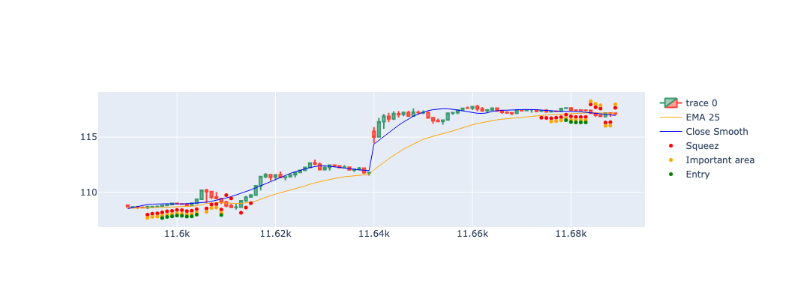
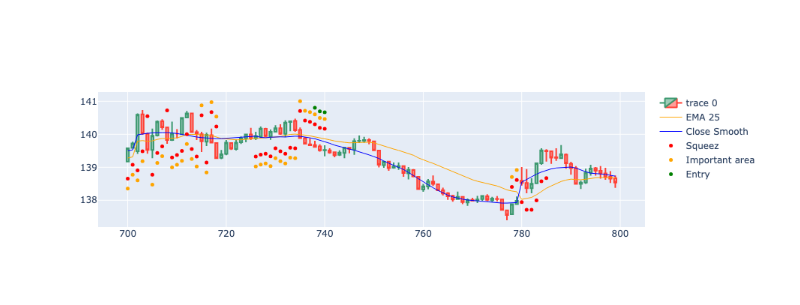
Before and after one commit to gastoncs/jupyter-docker, a Jupyter notebook: app/src/backtesting/squeez/squeez_pattern_v3.ipynb, the cells around one changed output. Drawn from its saved outputs; the diff is of its cells as text; code cells hidden in the pictures.

```diff
--- a/app/src/backtesting/squeez/squeez_pattern_v3.ipynb
+++ b/app/src/backtesting/squeez/squeez_pattern_v3.ipynb
@@ -174,8 +174,8 @@ if __name__ == '__main__':
     df["high5min_smooth"] = savgol_filter(df.high_5min, 49, 5)
     df["low5min_smooth"] = savgol_filter(df.low_5min, 49, 5)
 
-    fromTodayStart = '2022-10-05 09:30:00'
-    toNow   = '2022-10-05 16:00:00'
+    fromTodayStart = '2023-10-05 09:30:00'
+    toNow   = '2023-11-05 16:00:00'
     df = df[df['datetime_est'].between(fromTodayStart, toNow)].copy()
 
     #df=df[0:50000]
@@ -207,7 +207,7 @@ if __name__ == '__main__':
     #print(result.info())
     #print(df.head())
 
-    result.to_csv('trend.csv', index=False)
+    #result.to_csv('trend.csv', index=False)
 # %%
 def posibleBreakArea(x):
     extraSpace = 1
@@ -244,34 +244,34 @@ with pd.option_context("mode.copy_on_write", True):
 import plotly.io as pio
 import plotly.graph_objects as go
 
-dfpl = df[11590:11690]
+dfpl = df[700:800]
 
 fig = go.Figure(
     data=[
         go.Candlestick(
             x=dfpl.index,
             open=dfpl['open_5min'],
             high=dfpl['high_5min'],
             low=dfpl['low_5min'],
             close=dfpl['close_5min']),
         go.Scatter(
             x=dfpl.index,
             y=dfpl['ema25_5min'],
             line=dict(color='orange', width=1),
             name="EMA 25"),
         go.Scatter(
             x=dfpl.index,
             y=dfpl['close5min_smooth'],
             line=dict(color='blue', width=1),
             name="Close Smooth")
     ]
 )
 
 fig.add_scatter(x=dfpl.index, y=dfpl['squezzeArea'], mode="markers", marker=dict(size=5, color="red"), name="Squeez")
 fig.add_scatter(x=dfpl.index, y=dfpl['squeezeCloseToEmaArea'], mode="markers", marker=dict(size=5, color="orange"), name="Important area")
 fig.add_scatter(x=dfpl.index, y=dfpl['posibleBreakArea'], mode="markers", marker=dict(size=5, color="green"), name="Entry")
 
 fig.update_layout(xaxis_rangeslider_visible=False)
 fig.show()
 # %% [output]
-[figure, old version]
+[figure, new version]
```
Also changed, not shown: 2 other files.
